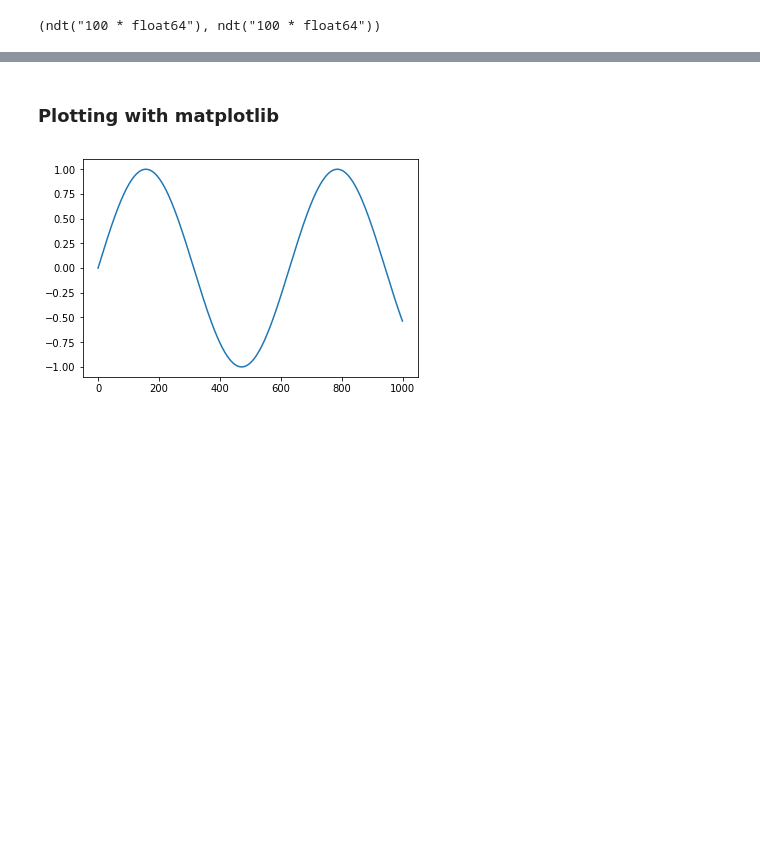
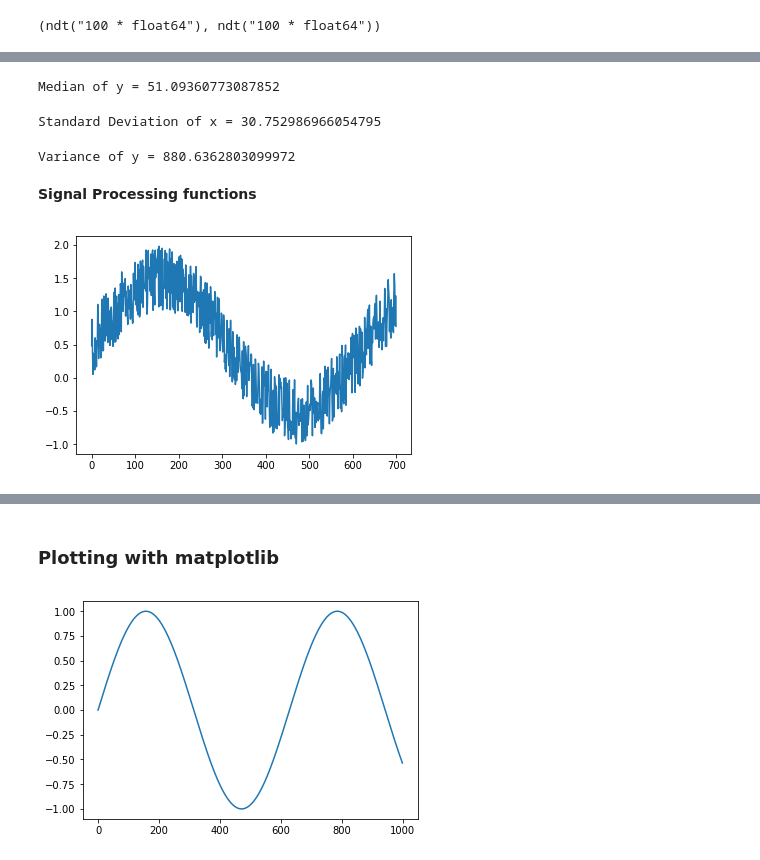
Before and after one commit to xnd-project/xnd-notebooks, a Jupyter notebook: XND-Data-Analysis.ipynb, the cells around one changed output, grey strips where cells are left out. Drawn from its saved outputs; the diff is of its cells as text; code cells hidden in the pictures; blank space fills up the shorter version.

Commit message:
Added sklearn scipy examples.

```diff
--- a/Operations.ipynb
+++ b/XND-Data-Analysis.ipynb
@@ -55,0 +72,3 @@ xnd(2, type='int32')
+# %%
+x = xnd_gumath(1.0)
+x.sin(), x.cos()
@@ -78,0 +105,14 @@ scipy.var(y)
+# %%
+print('Median of y =', scipy.median(y))
+# %% [output]
+Median of y = 51.09360773087852
+# %%
+print('Standard Deviation of x =', scipy.std(x))
+# %% [output]
+Standard Deviation of x = 30.752986966054795
+# %%
+print('Variance of y =', scipy.var(y))
+# %% [output]
+Variance of y = 880.6362803099972
+# %% [markdown]
+**Signal Processing functions**
@@ -78,0 +123,10 @@ scipy.var(y)
+# %%
+n_samples = 700
+
+raw_data = xnd_gumath([v/100.0 for v in range(n_samples)]).sin()
+raw_data += xnd([random.uniform(0, 1) for x in range(n_samples)])
+
+plt.plot(raw_data)
+plt.show()
+# %% [output]
+[figure, added]
```
Also changed, not shown: parts of 27 cells of this notebook.
